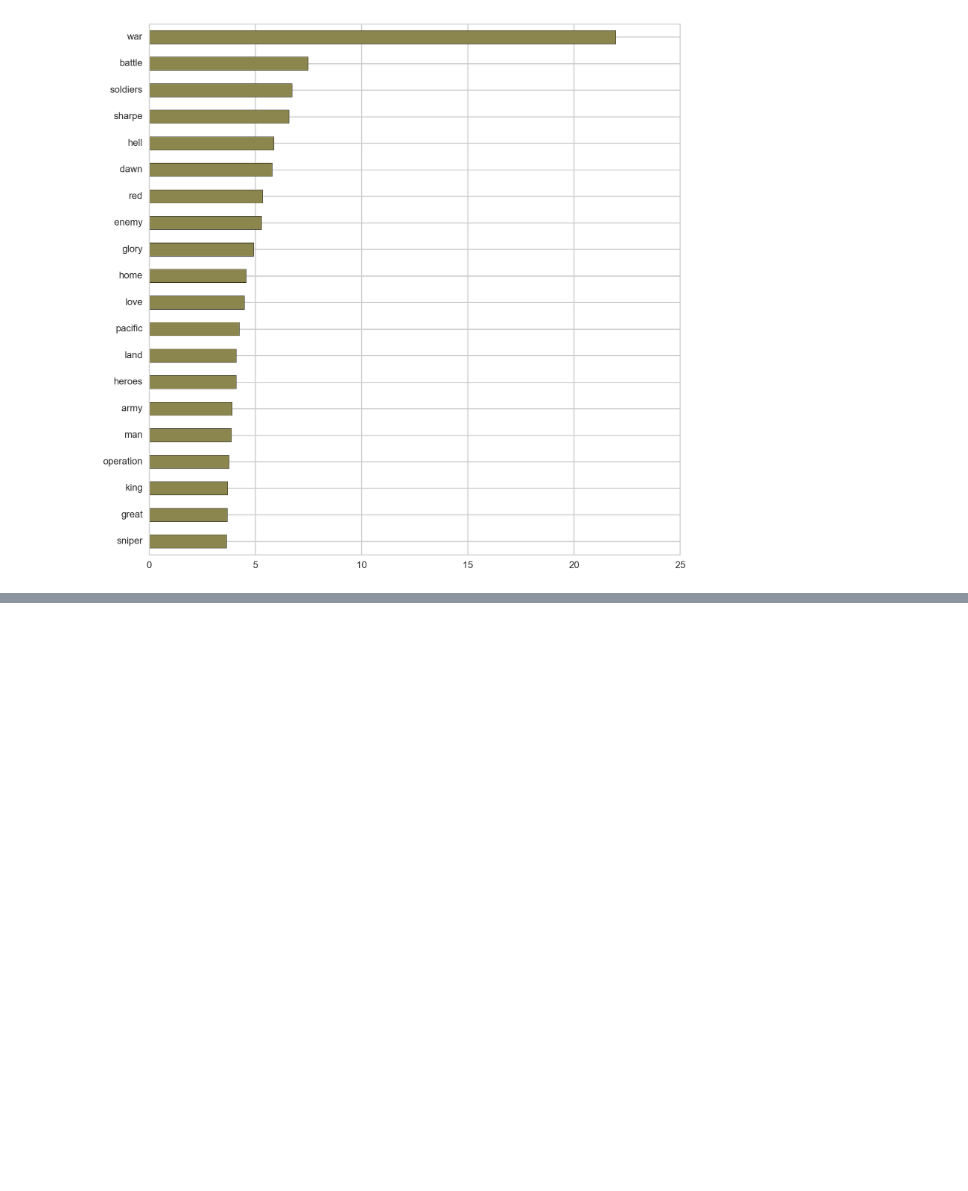
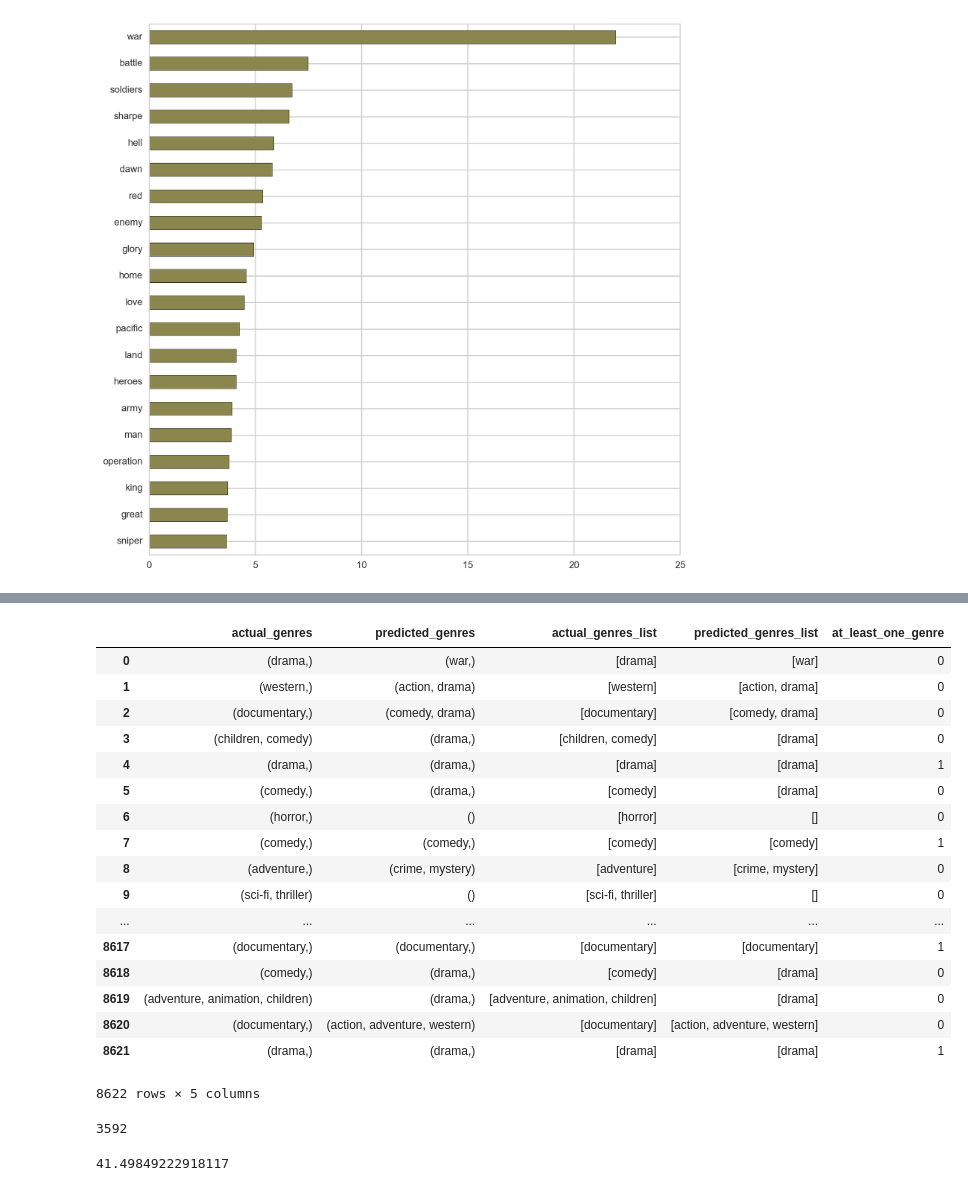
Before and after one commit to katerinaC/DSI-SF-4-katerinaC, a Jupyter notebook: Projects/Capstone/Movies/Technical_Report_Movies_Katerina.ipynb, the cells around one changed output, grey strips where cells are left out. Saved outputs shown, nothing was run; the diff lists cells and outputs as text; code cells hidden in the pictures; blank space fills up the shorter version.

```diff
--- a/Projects/Capstone/Movies/Technical_Report_Movies_Katerina.ipynb
+++ b/Projects/Capstone/Movies/Technical_Report_Movies_Katerina.ipynb
@@ -738,0 +923,5 @@ sorted_war.sort_values().tail(20).plot(kind='barh', figsize=(10,10), color="#8B8
+# %%
+genres = pd.DataFrame({
+        'actual_genres': actual,
+        'predicted_genres': predicted
+    })
@@ -738,0 +949,18 @@ sorted_war.sort_values().tail(20).plot(kind='barh', figsize=(10,10), color="#8B8
+# %%
+genres['actual_genres_list'] = genres['actual_genres'].map(lambda x: list(x))
+genres['predicted_genres_list'] = genres['predicted_genres'].map(lambda x: list(x))
+# %%
+lst = []
+for i, j in zip(genres['actual_genres_list'], genres['predicted_genres_list']):
+    #print i, ''.join(j)
+    counter = 0
+    for i_val in i:
+        if str(i_val) in ''.join(j):
+            counter += 1
+    if counter >= 1:
+        lst.append(1)
+    else:
+        lst.append(0)
+# %%
+
+genres.insert(4, 'at_least_one_genre', lst)
@@ -738,0 +969,29 @@ sorted_war.sort_values().tail(20).plot(kind='barh', figsize=(10,10), color="#8B8
+# %%
+genres
+# %% [output]
+|  | actual_genres | predicted_genres | actual_genres_list | predicted_genres_list | at_least_one_genre |
+| 0 | (drama,) | (war,) | [drama] | [war] | 0 |
+| 1 | (western,) | (action, drama) | [western] | [action, drama] | 0 |
+| 2 | (documentary,) | (comedy, drama) | [documentary] | [comedy, drama] | 0 |
+| 3 | (children, comedy) | (drama,) | [children, comedy] | [drama] | 0 |
+| 4 | (drama,) | (drama,) | [drama] | [drama] | 1 |
+| 5 | (comedy,) | (drama,) | [comedy] | [drama] | 0 |
+| 6 | (horror,) | () | [horror] | [] | 0 |
+| 7 | (comedy,) | (comedy,) | [comedy] | [comedy] | 1 |
+| 8 | (adventure,) | (crime, mystery) | [adventure] | [crime, mystery] | 0 |
+| 9 | (sci-fi, thriller) | () | [sci-fi, thriller] | [] | 0 |
+| ... | ... | ... | ... | ... | ... |
+| 8617 | (documentary,) | (documentary,) | [documentary] | [documentary] | 1 |
+| 8618 | (comedy,) | (drama,) | [comedy] | [drama] | 0 |
+| 8619 | (adventure, animation, children) | (drama,) | [adventure, animation, children] | [drama] | 0 |
+| 8620 | (documentary,) | (action, adventure, western) | [documentary] | [action, adventure, western] | 0 |
+| 8621 | (drama,) | (drama,) | [drama] | [drama] | 1 |
+8622 rows × 5 columns
+# %%
+genres['at_least_one_genre'].sum()
+# %% [output]
+3592
+# %%
+3578/86.22
+# %% [output]
+41.49849222918117
```
Also changed, not shown: parts of 72 cells of this notebook.
